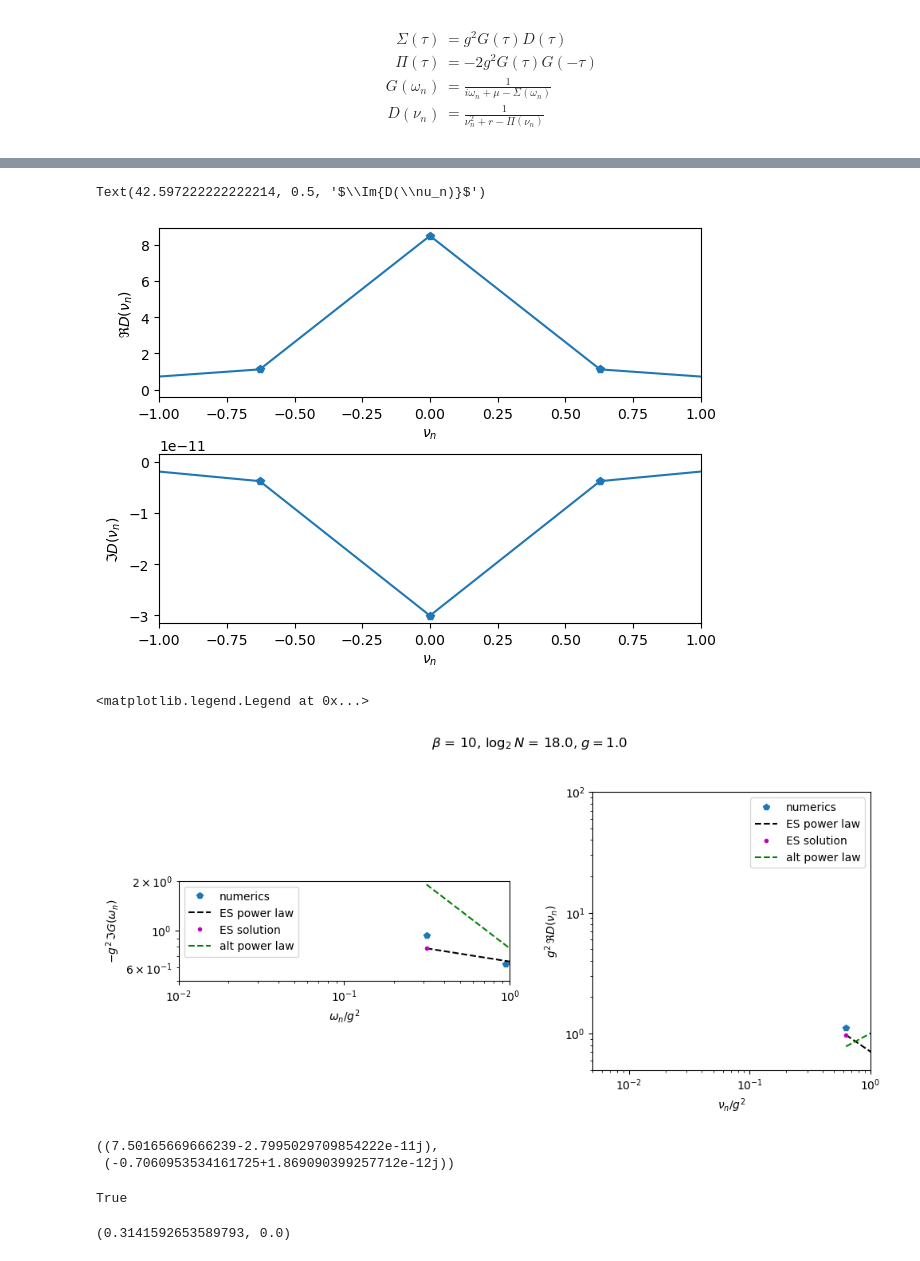
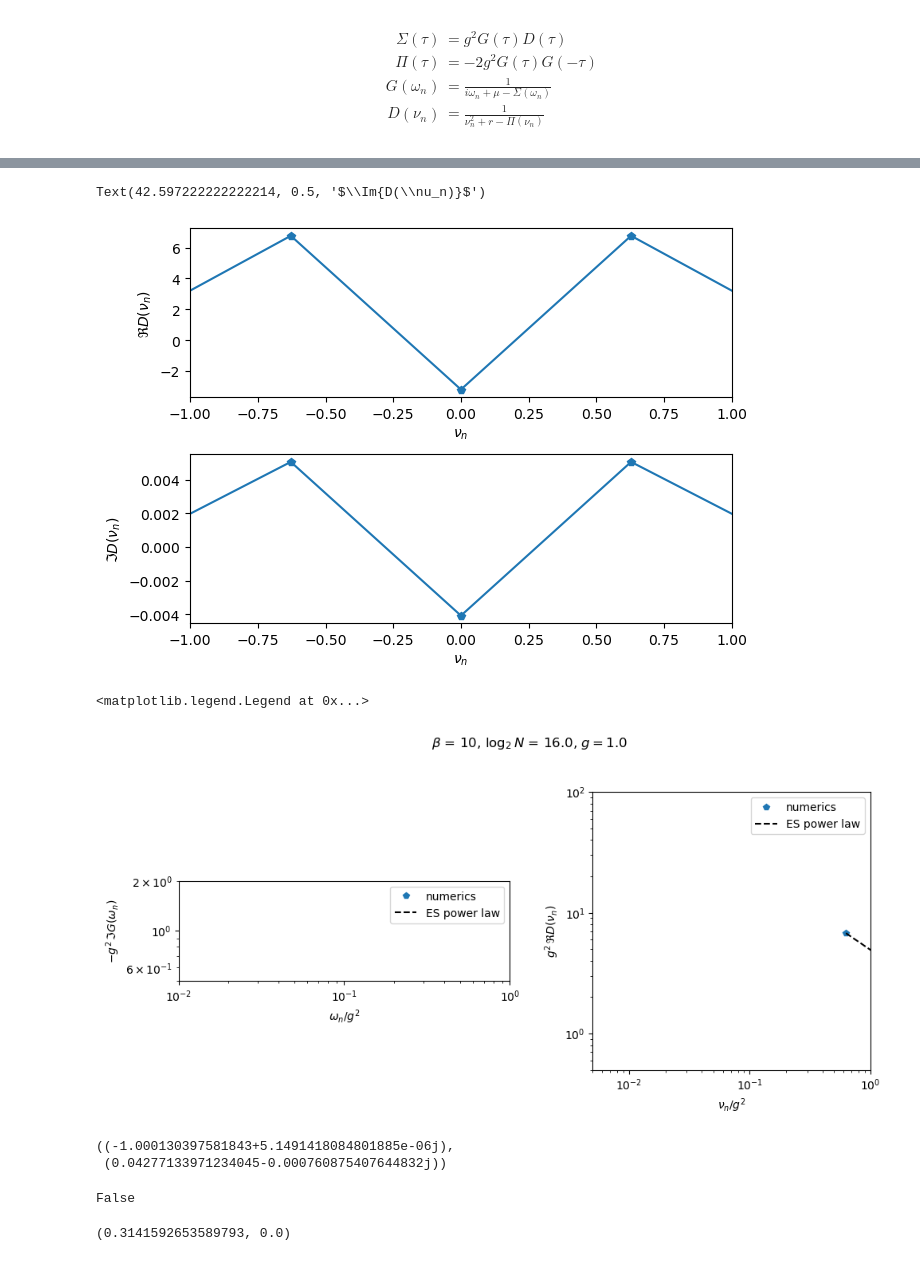
Before and after one commit to aravindhshankar/TwoSidedYSYK, a Jupyter notebook: Esterlis_SchmalianImagTime.ipynb, the cells around one changed output, grey strips where cells are left out. Saved outputs shown, nothing was run; the diff lists cells and outputs as text; code cells hidden in the pictures.

```diff
--- a/Esterlis_SchmalianImagTime.ipynb
+++ b/Esterlis_SchmalianImagTime.ipynb
@@ -14,15 +14,16 @@ import time
     D(\nu_n) &= \frac{1}{\nu_n^2 + r - \Pi(\nu_n)}
 \end{align}
 # %%
-Nbig = int(2**18)
+Nbig = int(2**16)
 err = 1e-4
 
 beta = 10
 mu = 0.0
 g = 1.
 #r = 0.0 + 1e-8 * 1j
-r = 1.
+#r = 1.
 #r = g**2 * beta/2 + 0.001
+r = 1e-8
 kappa = 1.
 
 omega = (2 * np.arange(Nbig) - Nbig + 1) * np.pi/beta
@@ -44,6 +45,9 @@ Dtau = Freq2TimeB(DconfImag(nu,g,beta),Nbig,beta)
 
 #Gtau = Gtau_powerlaw * (-0.5/Gtau_powerlaw[0])
 #Dtau = Dtau_powerlaw * (DfreeImagtau(tau,r,beta)/Dtau_powerlaw[0])
+
+#Gtau = -0.5*np.ones(Nbig)
+#Dtau = 1.0*np.ones(Nbig)
 
 itern = 0
 diff = 1.
@@ -74,8 +78,8 @@ while(diff>err):
 
     Sigmaomega = Time2FreqF(Sigmatau,Nbig,beta)
     Piomega =  Time2FreqB(Pitau,Nbig,beta)
-    if itern < 10 :
-        Piomega[Nbig//2] = 1.0*r - omegar2
+    #if itern < 10 :
+    #    Piomega[Nbig//2] = 1.0*r - omegar2
 
 
     Gomega = xG*(1./(1j*omega + mu - Sigmaomega)) + (1-xG)*oldGomega
@@ -146,7 +150,7 @@ ax2.set_xlabel(r'$\nu_n$')
 ax2.set_ylabel(r'$\Im{D(\nu_n)}$')
 # %% [output]
 Text(42.597222222222214, 0.5, '$\\Im{D(\\nu_n)}$')
-[figure, old version]
+[figure, new version]
 # %%
 start, stop = Nbig//2, Nbig-1
 startB = Nbig//2 + 1
@@ -154,12 +158,13 @@ delta = 0.420374134464041
 alt_delta = 0.116902
 
 fitG_val = -np.imag(Gomega[start])*(g**2)
-fitG_val = -np.imag(Gconf[start])*(g**2)
+#fitG_val = -np.imag(Gconf[start])*(g**2)
 conf_fit_G = 1 * np.abs(omega/(g**2))**(2*delta - 1)
 conf_fit_G = conf_fit_G/conf_fit_G[start] * fitG_val
 alt_conf_fit_G = fitG_val * np.abs(omega/(g**2))**(2*alt_delta - 1)
 
-fitD_val = np.real(Dconf[startB])
+fitD_val = np.real(Domega[startB])
+#fitD_val = np.real(Dconf[startB])
 conf_fit_D = 1 * np.abs(nu[startB:]/(g**2))**(1-4*delta)
 conf_fit_D = conf_fit_D/conf_fit_D[0] * fitD_val
 alt_conf_fit_D = 1 * np.abs(nu[startB:]/(g**2))**(1-4*alt_delta)
@@ -167,47 +172,47 @@ alt_conf_fit_D = 1 * np.abs(nu[startB:]/(g**2))**(1-4*alt_delta)
 
 fig,(ax1,ax2) = plt.subplots(1,2)
 fig.set_figwidth(10)
 titlestring = r'$\beta$ = ' + str(beta) + r', $\log_2{N}$ = ' + str(np.log2(Nbig)) + r', $g = $' + str(g)
 fig.suptitle(titlestring)
 fig.tight_layout(pad=2)
 
 ax1.loglog(omega[start:]/(g**2), -np.imag(Gomega[start:])*(g**2),'p',label = 'numerics')
 ax1.loglog(omega[start:]/(g**2), conf_fit_G[start:],'k--',label = 'ES power law')
-ax1.loglog(omega[start:]/(g**2), -np.imag(Gconf[start:])*(g**2),'m.',label = 'ES solution')
-ax1.loglog(omega[start:]/(g**2), alt_conf_fit_G[start:],'g--', label = 'alt power law')
+#ax1.loglog(omega[start:]/(g**2), -np.imag(Gconf[start:])*(g**2),'m.',label = 'ES solution')
+#ax1.loglog(omega[start:]/(g**2), alt_conf_fit_G[start:],'g--', label = 'alt power law')
 ax1.set_xlim(1e-2,1)
 ax1.set_ylim(5e-1,2)
 ax1.set_xlabel(r'$\omega_n/g^2$')
 ax1.set_ylabel(r'$-g^2\,\Im{G(\omega_n)}$')
 ax1.set_aspect('equal', adjustable='box')
 #ax1.axis('square')
 ax1.legend()
 
 
 ax2.loglog(nu[startB:]/(g**2), np.real(Domega[startB:]),'p',label='numerics')
 ax2.loglog(nu[startB:]/(g**2), conf_fit_D,'k--',label = 'ES power law')
-ax2.loglog(nu[startB:]/(g**2), np.real(Dconf[startB:]),'m.',label = 'ES solution')
-ax2.loglog(nu[startB:]/(g**2), alt_conf_fit_D,'g--', label = 'alt power law')
+#ax2.loglog(nu[startB:]/(g**2), np.real(Dconf[startB:]),'m.',label = 'ES solution')
+#ax2.loglog(nu[startB:]/(g**2), alt_conf_fit_D,'g--', label = 'alt power law')
 ax2.set_xlim(5e-3,1)
 ax2.set_ylim(5e-1,100)
 ax2.set_xlabel(r'$\nu_n/g^2$')
 ax2.set_ylabel(r'$g^2\,\Re{D(\nu_n)}$',labelpad = None)
 ax2.set_aspect('equal', adjustable='box')
 ax2.legend()
 
 #plt.savefig('checking convergence_ES_soln.pdf')
 # %% [output]
 <matplotlib.legend.Legend at 0x...>
-[figure, old version]
+[figure, new version]
 # %%
 Piomega[Nbig//2] * Domega[Nbig//2], Gomega[Nbig//2] * Sigmaomega[Nbig//2]
 # %% [output]
-((7.50165669666239-2.7995029709854222e-11j),
- (-0.7060953534161725+1.869090399257712e-12j))
+((-1.000130397581843+5.1491418084801885e-06j),
+ (0.04277133971234045-0.000760875407644832j))
 # %%
 np.allclose(np.imag(Domega),np.zeros_like(Domega))
 # %% [output]
-True
+False
 # %%
 omega[Nbig//2], nu[Nbig//2]
 # %% [output]
```
Also changed, not shown: parts of 7 cells of this notebook.
